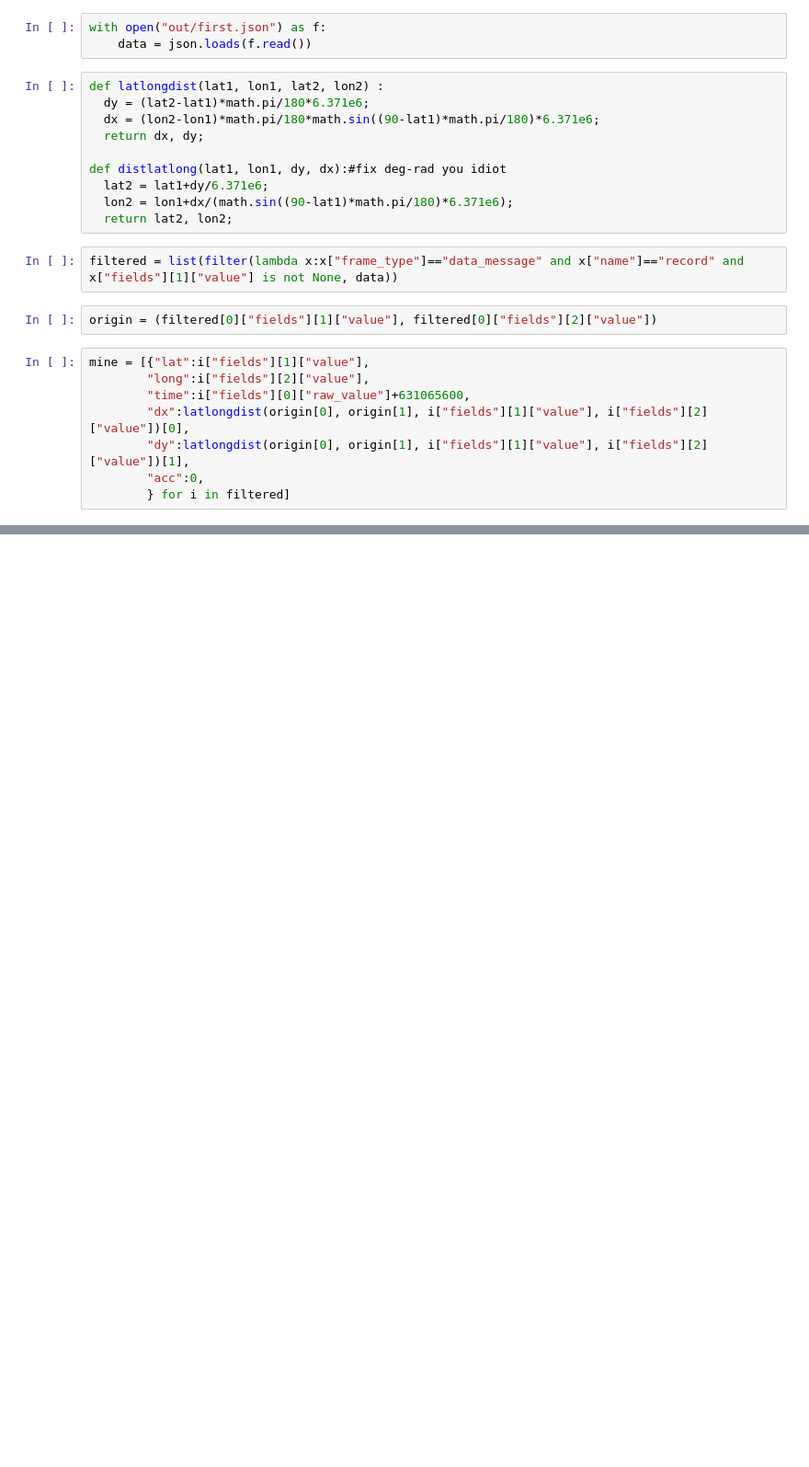
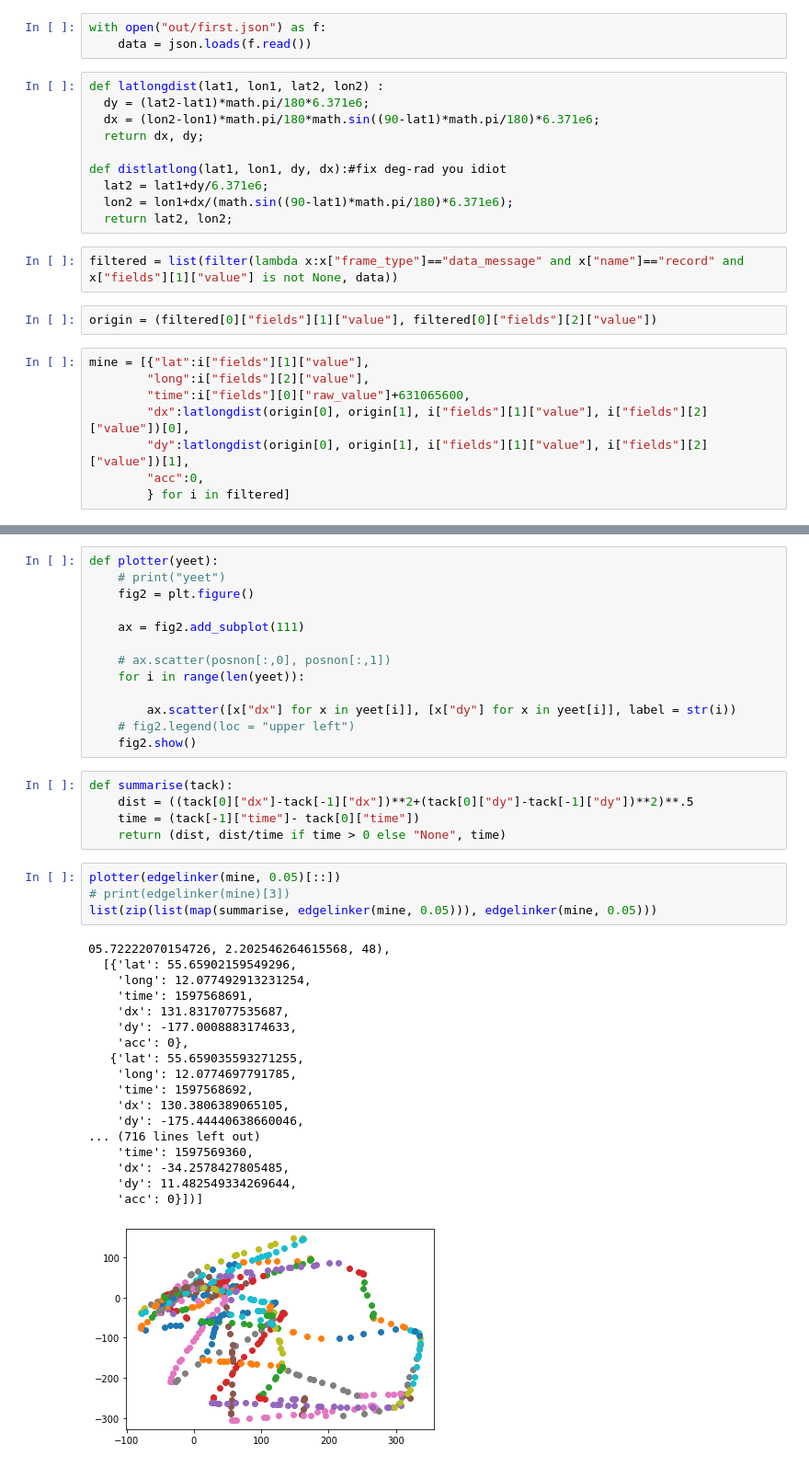
Before and after one commit to cornwallluke/Sailing-Help, a Jupyter notebook: datatesting/testing.ipynb, the cells around one changed output, grey strips where cells are left out. Shown at 92% size. Saved outputs shown, nothing was run; the diff lists cells and outputs as text; blank space fills up the shorter version.

```diff
--- a/datatesting/testing.ipynb
+++ b/datatesting/testing.ipynb
@@ -67,0 +81,41 @@ def edgelinker(listy):
+# %%
+def plotter(yeet):
+    # print("yeet")
+    fig2 = plt.figure()
+
+    ax = fig2.add_subplot(111)
+
+    # ax.scatter(posnon[:,0], posnon[:,1])
+    for i in range(len(yeet)):
+
+        ax.scatter([x["dx"] for x in yeet[i]], [x["dy"] for x in yeet[i]], label = str(i))
+    # fig2.legend(loc = "upper left")
+    fig2.show()
+# %%
+def summarise(tack):
+    dist = ((tack[0]["dx"]-tack[-1]["dx"])**2+(tack[0]["dy"]-tack[-1]["dy"])**2)**.5
+    time = (tack[-1]["time"]- tack[0]["time"])
+    return (dist, dist/time if time > 0 else "None", time)
+# %%
+plotter(edgelinker(mine, 0.05)[::])
+# print(edgelinker(mine)[3])
+list(zip(list(map(summarise, edgelinker(mine, 0.05))), edgelinker(mine, 0.05)))
+# %% [output]
+05.72222070154726, 2.202546264615568, 48),
+  [{'lat': 55.65902159549296,
+    'long': 12.077492913231254,
+    'time': 1597568691,
+    'dx': 131.8317077535687,
+    'dy': -177.0008883174633,
+    'acc': 0},
+   {'lat': 55.659035593271255,
+    'long': 12.0774697791785,
+    'time': 1597568692,
+    'dx': 130.3806389065105,
+    'dy': -175.44440638660046,
+... (716 lines left out)
+    'time': 1597569360,
+    'dx': -34.2578427805485,
+    'dy': 11.482549334269644,
+    'acc': 0}])]
+[figure, added]
```
Also changed, not shown: parts of 5 cells of this notebook.
